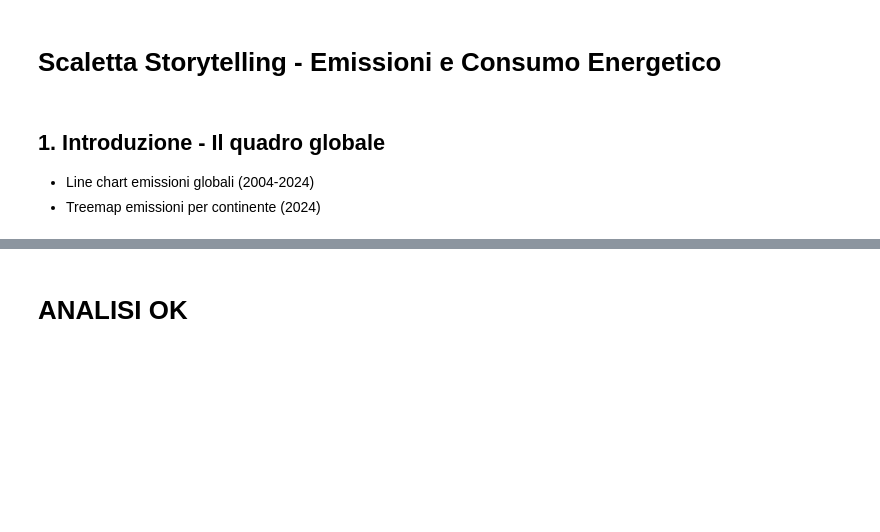
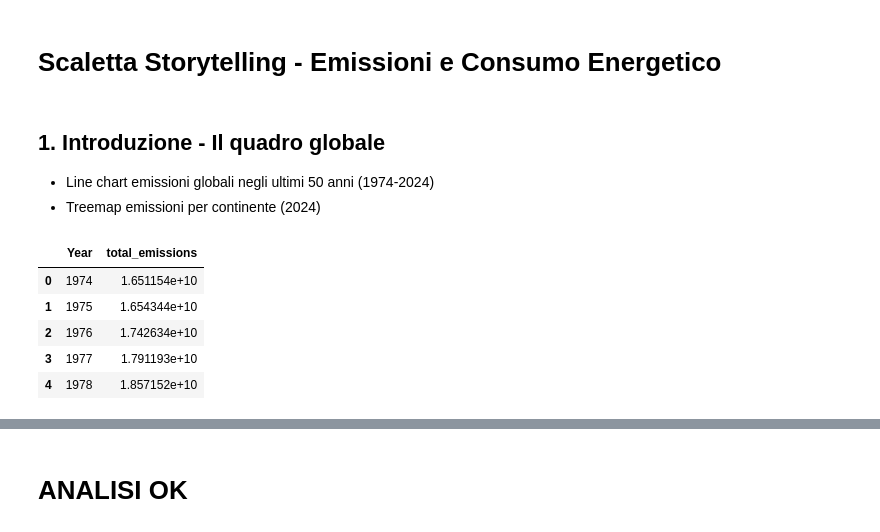
Before and after one commit to william-toscani/Data_Visualization_Project, a Jupyter notebook: Data_Viz_Project.ipynb, the cells around one changed output, grey strips where cells are left out. Drawn from its saved outputs; the diff is of its cells as text; code cells hidden in the pictures; blank space fills up the shorter version.

```diff
--- a/Data_Viz_Project.ipynb
+++ b/Data_Viz_Project.ipynb
@@ -362,5 +318,60 @@ fig.show()
 # %% [markdown]
 ## 1. Introduzione - Il quadro globale
 
-- Line chart emissioni globali (2004-2024)
+- Line chart emissioni globali negli ultimi 50 anni (1974-2024)
 - Treemap emissioni per continente (2024)
+# %%
+emission_line_chart = sql("""
+SELECT year, SUM(emissions_total) AS total_emissions FROM emission_raw
+INNER JOIN world_clean ON emission_raw.Code = world_clean.code
+WHERE year BETWEEN 1974 AND 2024
+GROUP BY year
+ORDER BY year
+""")
+
+display(emission_line_chart.head())
+
+fig = px.line(emission_line_chart, x='Year', y='total_emissions', title='<b>Global CO2 Emissions Over Time (1974-2024)<b>',
+              line_shape='spline', # Smooth the line
+              markers=True, # Add markers for each data point
+              color_discrete_sequence=[px.colors.qualitative.Dark2[7]] # Corrected: Use a valid index (e.g., 0)
+             )
+
+fig.update_layout(
+    title_x=0.5, # Center the title
+    title_font_size=24, # Make the title larger
+    xaxis_title_text='<b>Year</b>', # Make x-axis title bold
+    yaxis_title_text='<b>Total Emissions (tonnes)</b>', # Make y-axis title bold
+    xaxis=dict(title_font_size=16, tickfont_size=16), # Increase x-axis title and tick font size
+    yaxis=dict(title_font_size=16, tickfont_size=16), # Increase y-axis title and tick font size
+    hovermode='x unified', # Improve hover experience
+    template='plotly_white', # Use a clean white background template
+    width=800, height=800, # Adjust size for better presentation
+    font=dict(family='Lekton') # Set font family to Lekton
+)
+
+# Add text annotations for every 10th year
+for index, row in emission_line_chart.iterrows():
+    if row['Year'] % 10 == 4: # Check for years ending in 4 (1974, 1984, etc.)
+        fig.add_annotation(
+            x=row['Year'],
+            y=row['total_emissions'],
+            text=f'<b>{row['total_emissions']/1e9:.1f} Bt<b>', # Format as billion tonnes
+            showarrow=True,
+            arrowhead=2,
+            arrowsize=1,
+            arrowwidth=1,
+            ax=0,
+            ay=-30, # Adjust arrow position
+            font=dict(size=18, color=px.colors.qualitative.Dark2[7]), # Increase annotation font size
+            bgcolor='rgba(255, 255, 255, 0.7)' # Add a background for readability
+        )
+
+fig.show()
+# %% [output]
+|  | Year | total_emissions |
+| 0 | 1974 | 1.651154e+10 |
+| 1 | 1975 | 1.654344e+10 |
+| 2 | 1976 | 1.742634e+10 |
+| 3 | 1977 | 1.791193e+10 |
+| 4 | 1978 | 1.857152e+10 |
```
Also changed, not shown: parts of 7 cells of this notebook.
